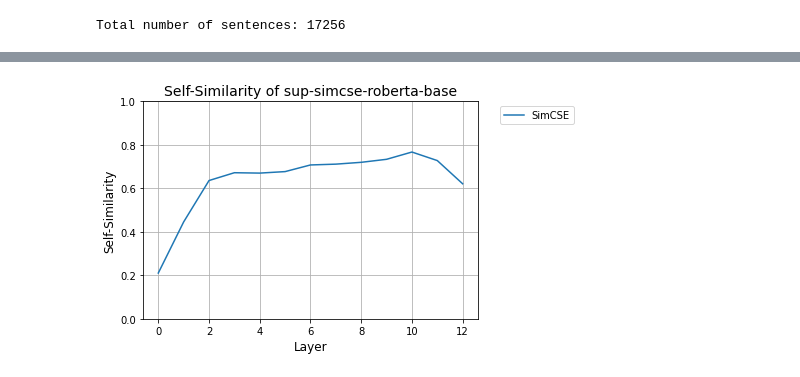
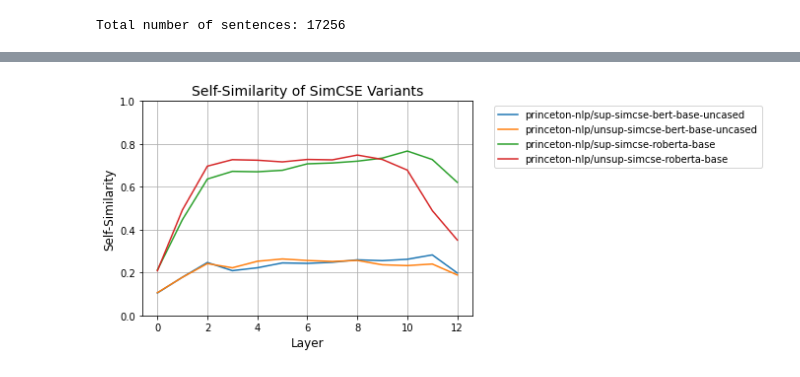
Before and after one commit to kt2k01/wolfe-caliskan-2022-contrastive-anisotropy, a Jupyter notebook: notebooks/anisotropy-SimCSE.ipynb, the cells around one changed output, grey strips where cells are left out. Drawn from its saved outputs; the diff is of its cells as text; code cells hidden in the pictures.

Commit message:
add all base size simcse variants

```diff
--- a/notebooks/anisotropy-SimCSE.ipynb
+++ b/notebooks/anisotropy-SimCSE.ipynb
@@ -57,8 +56,8 @@ for d in dataset:
 
 print(f"Total number of sentences: {len(sents)}")
 
-# for better batching
-tokenizer = RobertaTokenizerFast.from_pretrained("princeton-nlp/sup-simcse-roberta-base")
+# for better batching, BERT and RoBERTa does not significantly differ
+tokenizer = AutoTokenizer.from_pretrained("princeton-nlp/sup-simcse-roberta-base")
 sorted_sents = sorted(sents, key = lambda x: len(tokenizer(x)["input_ids"]))
 # %% [output]
 Total number of sentences: 17256
@@ -138,17 +150,18 @@ all_self_sims.append(self_sims)
 # %%
 fig, ax = plt.subplots(figsize=(6, 4))
 
-plt.plot(all_self_sims[0], label="SimCSE")
+for modelname, result in zip(modelnames, all_self_sims):
+    plt.plot(result, label=modelname)
 
 ax.set_xlabel("Layer", fontsize=12)
 ax.set_ylabel("Self-Similarity", fontsize=12)
-ax.set_title("Self-Similarity of sup-simcse-roberta-base", fontsize=14)
+ax.set_title("Self-Similarity of SimCSE Variants", fontsize=14)
 ax.set_ylim(0,1)
 ax.legend(loc='upper left', bbox_to_anchor = (1.05, 1.0))
 ax.grid()
 plt.show()
 # %% [output]
-[figure, old version]
+[figure, new version]
 # %%
 with open(save_file, "wb") as f:
     pickle.dump(all_self_sims, f)
```
Also changed, not shown: parts of 5 cells of this notebook, 4 other files.
